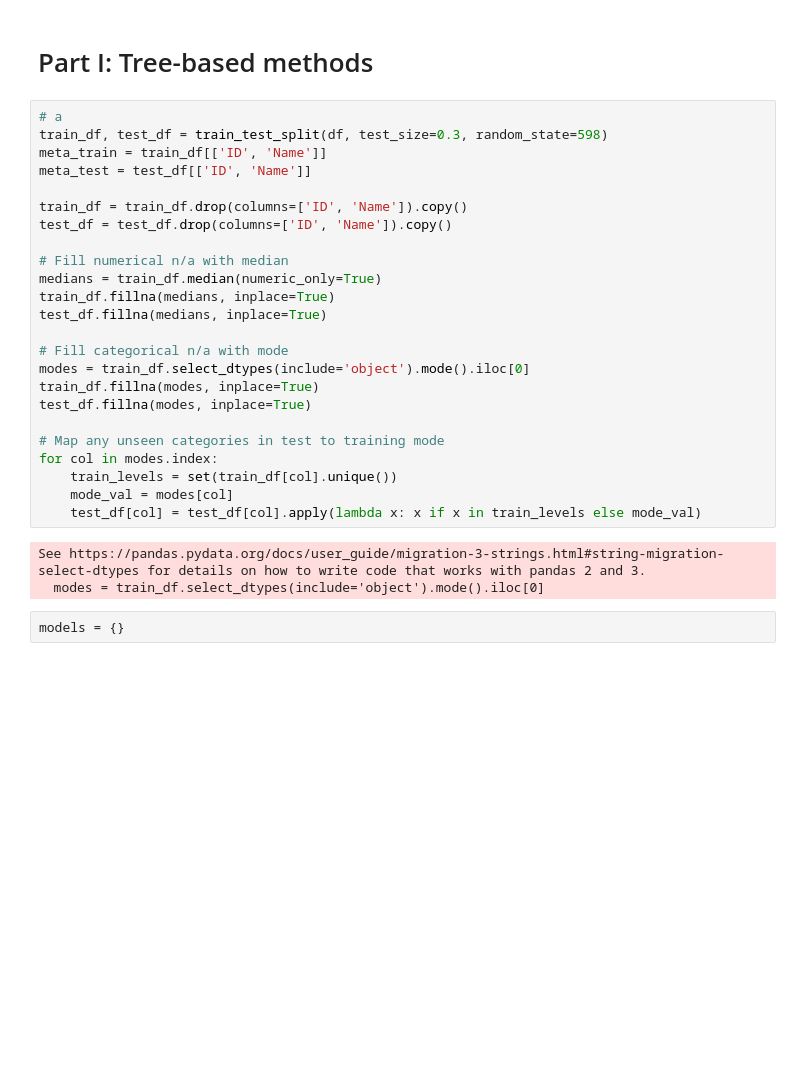
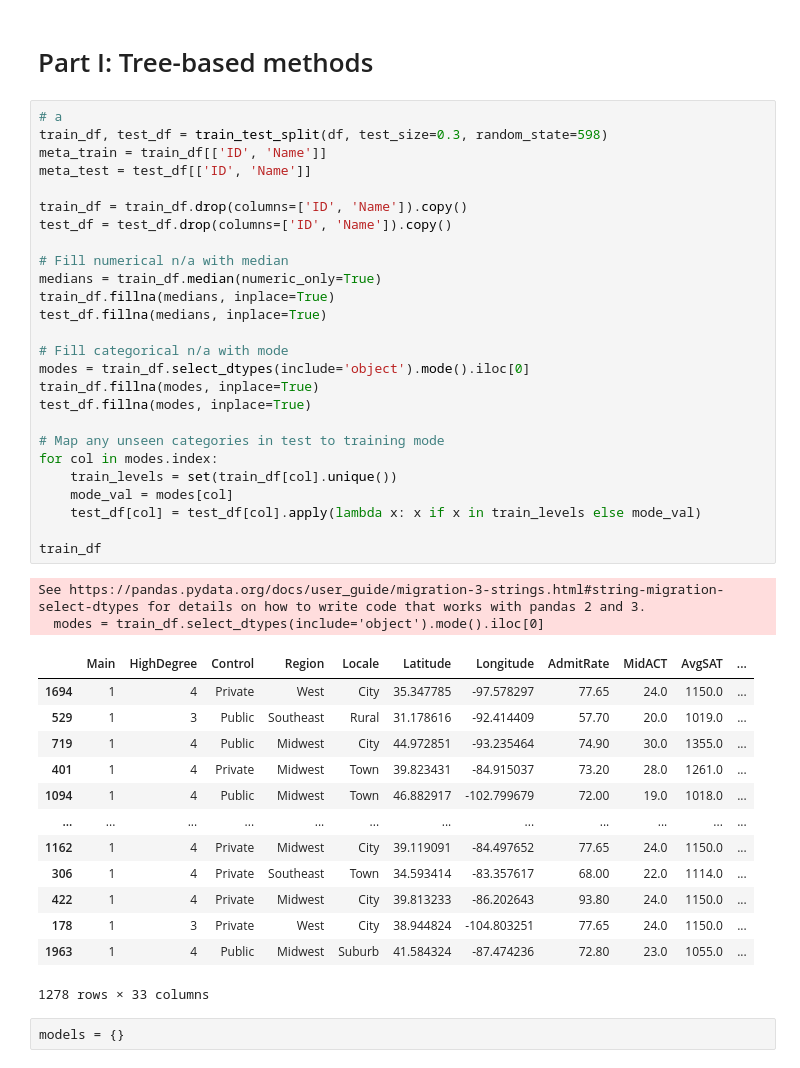
Before and after one commit to davidgraymi/CS598-PSL-MP3, a Jupyter notebook: main.ipynb, the cells around one changed output. Cells and saved outputs as stored; diff of their text form; blank space fills up the shorter version.

```diff
--- a/main.ipynb
+++ b/main.ipynb
@@ -33,30 +33,45 @@ df.head()
 # %%
 # a
 train_df, test_df = train_test_split(df, test_size=0.3, random_state=598)
 meta_train = train_df[['ID', 'Name']]
 meta_test = test_df[['ID', 'Name']]
 
 train_df = train_df.drop(columns=['ID', 'Name']).copy()
 test_df = test_df.drop(columns=['ID', 'Name']).copy()
 
 # Fill numerical n/a with median
 medians = train_df.median(numeric_only=True)
 train_df.fillna(medians, inplace=True)
 test_df.fillna(medians, inplace=True)
 
 # Fill categorical n/a with mode
 modes = train_df.select_dtypes(include='object').mode().iloc[0]
 train_df.fillna(modes, inplace=True)
 test_df.fillna(modes, inplace=True)
 
 # Map any unseen categories in test to training mode
 for col in modes.index:
     train_levels = set(train_df[col].unique())
     mode_val = modes[col]
     test_df[col] = test_df[col].apply(lambda x: x if x in train_levels else mode_val)
+
+train_df
 # %% [output]
 See https://pandas.pydata.org/docs/user_guide/migration-3-strings.html#string-migration-select-dtypes for details on how to write code that works with pandas 2 and 3.
   modes = train_df.select_dtypes(include='object').mode().iloc[0]
+|  | Main | HighDegree | Control | Region | Locale | Latitude | Longitude | AdmitRate | MidACT | AvgSAT | ... |
+| 1694 | 1 | 4 | Private | West | City | 35.347785 | -97.578297 | 77.65 | 24.0 | 1150.0 | ... |
+| 529 | 1 | 3 | Public | Southeast | Rural | 31.178616 | -92.414409 | 57.70 | 20.0 | 1019.0 | ... |
+| 719 | 1 | 4 | Public | Midwest | City | 44.972851 | -93.235464 | 74.90 | 30.0 | 1355.0 | ... |
+| 401 | 1 | 4 | Private | Midwest | Town | 39.823431 | -84.915037 | 73.20 | 28.0 | 1261.0 | ... |
+| 1094 | 1 | 4 | Public | Midwest | Town | 46.882917 | -102.799679 | 72.00 | 19.0 | 1018.0 | ... |
+| ... | ... | ... | ... | ... | ... | ... | ... | ... | ... | ... | ... |
+| 1162 | 1 | 4 | Private | Midwest | City | 39.119091 | -84.497652 | 77.65 | 24.0 | 1150.0 | ... |
+| 306 | 1 | 4 | Private | Southeast | Town | 34.593414 | -83.357617 | 68.00 | 22.0 | 1114.0 | ... |
+| 422 | 1 | 4 | Private | Midwest | City | 39.813233 | -86.202643 | 93.80 | 24.0 | 1150.0 | ... |
+| 178 | 1 | 3 | Private | West | City | 38.944824 | -104.803251 | 77.65 | 24.0 | 1150.0 | ... |
+| 1963 | 1 | 4 | Public | Midwest | Suburb | 41.584324 | -87.474236 | 72.80 | 23.0 | 1055.0 | ... |
+1278 rows × 33 columns
 # %%
 models = {}
 # %%
```
Also changed, not shown: parts of 15 cells of this notebook.
